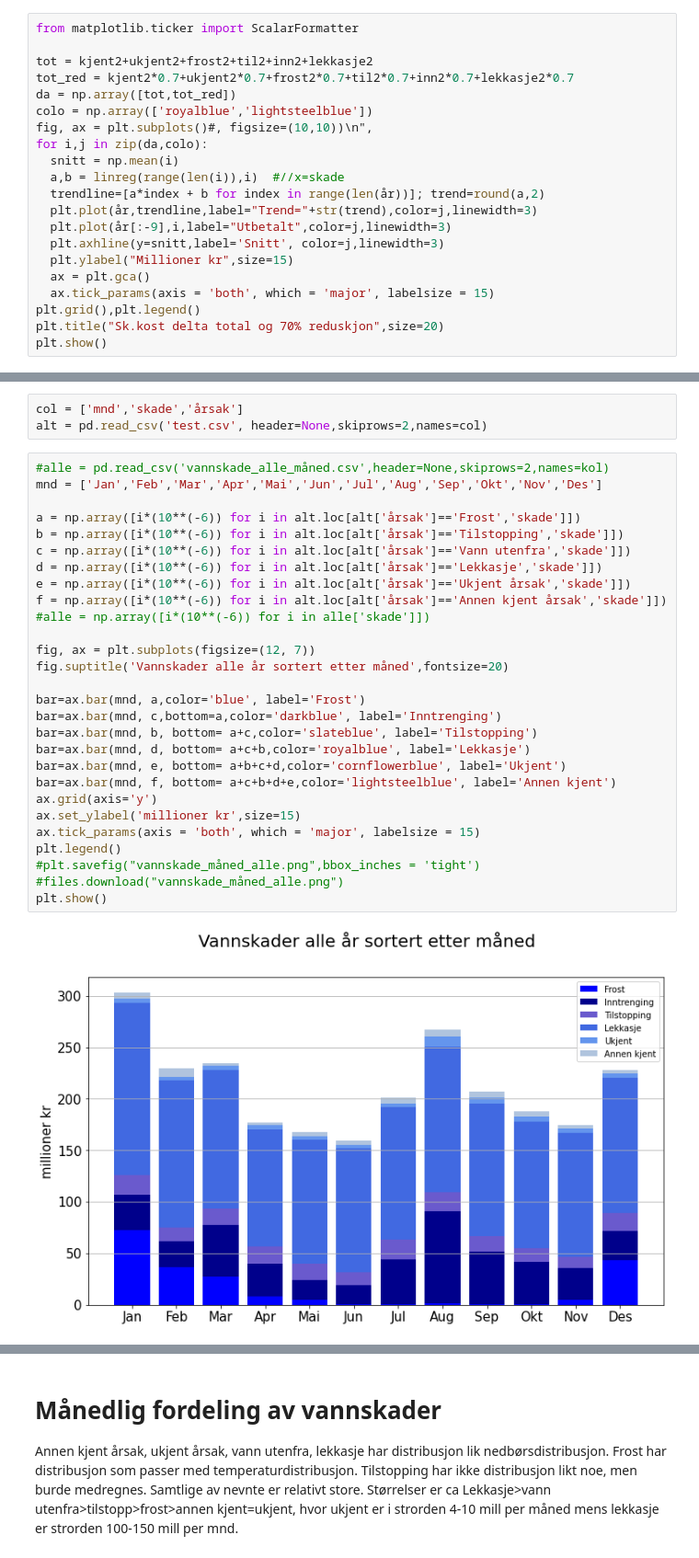
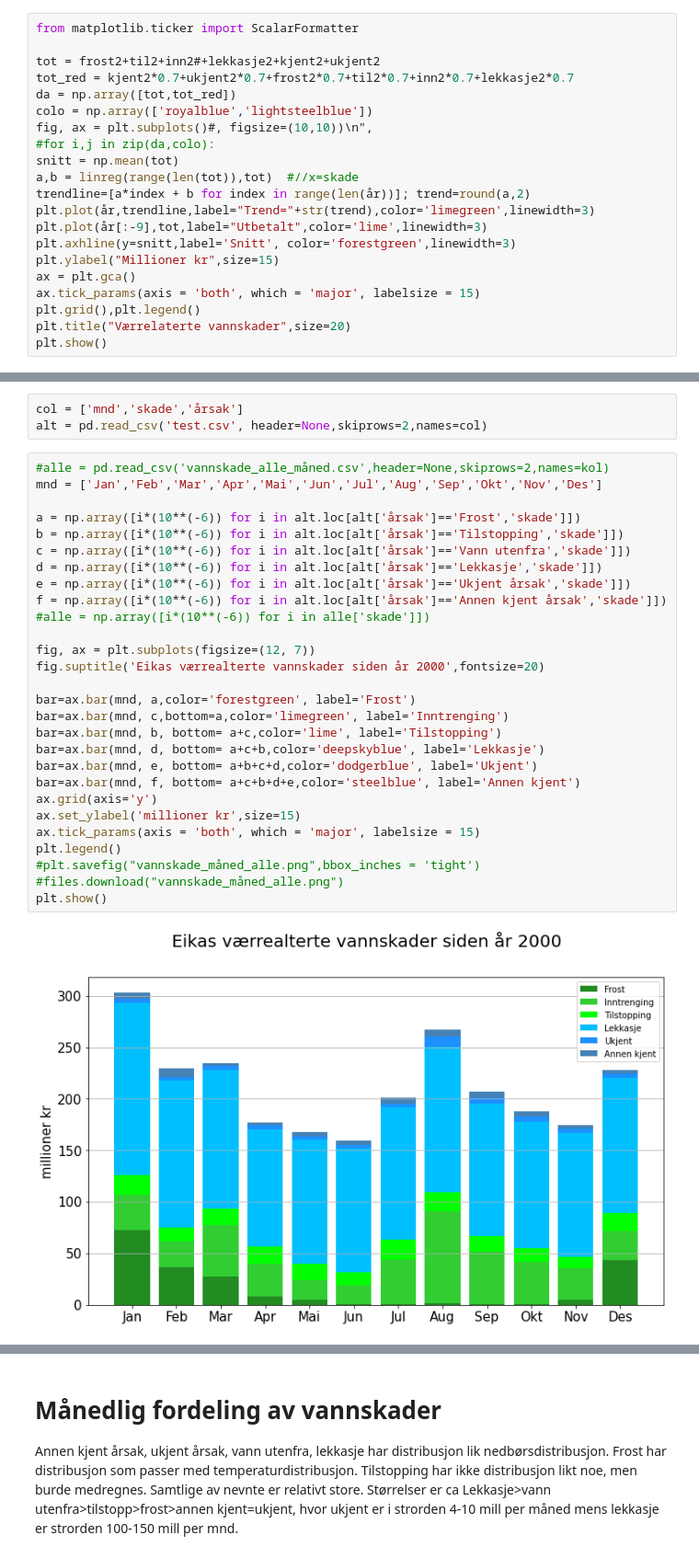
Before and after one commit to eirikngard/Eika, a Jupyter notebook: Vannskader_total.ipynb, the cells around one changed output, grey strips where cells are left out. Shown: that part at 92% size. Saved outputs shown, nothing was run; the diff lists cells and outputs as text.

```diff
--- a/Vannskader_total.ipynb
+++ b/Vannskader_total.ipynb
@@ -119,22 +119,22 @@ Reduksjon av alle over med 70% som ansalg til hva mye som ernaturrlatert.
 # %%
 from matplotlib.ticker import ScalarFormatter
 
-tot = kjent2+ukjent2+frost2+til2+inn2+lekkasje2
+tot = frost2+til2+inn2#+lekkasje2+kjent2+ukjent2
 tot_red = kjent2*0.7+ukjent2*0.7+frost2*0.7+til2*0.7+inn2*0.7+lekkasje2*0.7
 da = np.array([tot,tot_red])
 colo = np.array(['royalblue','lightsteelblue'])
 fig, ax = plt.subplots()#, figsize=(10,10))\n",
-for i,j in zip(da,colo):
-  snitt = np.mean(i)
-  a,b = linreg(range(len(i)),i)  #//x=skade
-  trendline=[a*index + b for index in range(len(år))]; trend=round(a,2)
-  plt.plot(år,trendline,label="Trend="+str(trend),color=j,linewidth=3)
-  plt.plot(år[:-9],i,label="Utbetalt",color=j,linewidth=3)
-  plt.axhline(y=snitt,label='Snitt', color=j,linewidth=3)
-  plt.ylabel("Millioner kr",size=15)
-  ax = plt.gca()
-  ax.tick_params(axis = 'both', which = 'major', labelsize = 15)
+#for i,j in zip(da,colo):
+snitt = np.mean(tot)
+a,b = linreg(range(len(tot)),tot)  #//x=skade
+trendline=[a*index + b for index in range(len(år))]; trend=round(a,2)
+plt.plot(år,trendline,label="Trend="+str(trend),color='limegreen',linewidth=3)
+plt.plot(år[:-9],tot,label="Utbetalt",color='lime',linewidth=3)
+plt.axhline(y=snitt,label='Snitt', color='forestgreen',linewidth=3)
+plt.ylabel("Millioner kr",size=15)
+ax = plt.gca()
+ax.tick_params(axis = 'both', which = 'major', labelsize = 15)
 plt.grid(),plt.legend()
-plt.title("Sk.kost delta total og 70% reduskjon",size=20)
+plt.title("Værrelaterte vannskader",size=20)
 plt.show()
 # %% [output]
@@ -152,30 +173,30 @@ alt = pd.read_csv('test.csv', header=None,skiprows=2,names=col)
 # %%
 #alle = pd.read_csv('vannskade_alle_måned.csv',header=None,skiprows=2,names=kol)
 mnd = ['Jan','Feb','Mar','Apr','Mai','Jun','Jul','Aug','Sep','Okt','Nov','Des']
 
 a = np.array([i*(10**(-6)) for i in alt.loc[alt['årsak']=='Frost','skade']])
 b = np.array([i*(10**(-6)) for i in alt.loc[alt['årsak']=='Tilstopping','skade']])
 c = np.array([i*(10**(-6)) for i in alt.loc[alt['årsak']=='Vann utenfra','skade']])
 d = np.array([i*(10**(-6)) for i in alt.loc[alt['årsak']=='Lekkasje','skade']])
 e = np.array([i*(10**(-6)) for i in alt.loc[alt['årsak']=='Ukjent årsak','skade']])
 f = np.array([i*(10**(-6)) for i in alt.loc[alt['årsak']=='Annen kjent årsak','skade']])
 #alle = np.array([i*(10**(-6)) for i in alle['skade']])
 
 fig, ax = plt.subplots(figsize=(12, 7))
-fig.suptitle('Vannskader alle år sortert etter måned',fontsize=20)
+fig.suptitle('Eikas værrealterte vannskader siden år 2000',fontsize=20)
 
-bar=ax.bar(mnd, a,color='blue', label='Frost')
-bar=ax.bar(mnd, c,bottom=a,color='darkblue', label='Inntrenging')
-bar=ax.bar(mnd, b, bottom= a+c,color='slateblue', label='Tilstopping')
-bar=ax.bar(mnd, d, bottom= a+c+b,color='royalblue', label='Lekkasje')
-bar=ax.bar(mnd, e, bottom= a+b+c+d,color='cornflowerblue', label='Ukjent')
-bar=ax.bar(mnd, f, bottom= a+c+b+d+e,color='lightsteelblue', label='Annen kjent')
+bar=ax.bar(mnd, a,color='forestgreen', label='Frost')
+bar=ax.bar(mnd, c,bottom=a,color='limegreen', label='Inntrenging')
+bar=ax.bar(mnd, b, bottom= a+c,color='lime', label='Tilstopping')
+bar=ax.bar(mnd, d, bottom= a+c+b,color='deepskyblue', label='Lekkasje')
+bar=ax.bar(mnd, e, bottom= a+b+c+d,color='dodgerblue', label='Ukjent')
+bar=ax.bar(mnd, f, bottom= a+c+b+d+e,color='steelblue', label='Annen kjent')
 ax.grid(axis='y')
 ax.set_ylabel('millioner kr',size=15)
 ax.tick_params(axis = 'both', which = 'major', labelsize = 15)
 plt.legend()
 #plt.savefig("vannskade_måned_alle.png",bbox_inches = 'tight')
 #files.download("vannskade_måned_alle.png")
 plt.show()
 # %% [output]
-[figure, old version]
+[figure, new version]
```
Also changed, not shown: parts of 7 cells of this notebook.
